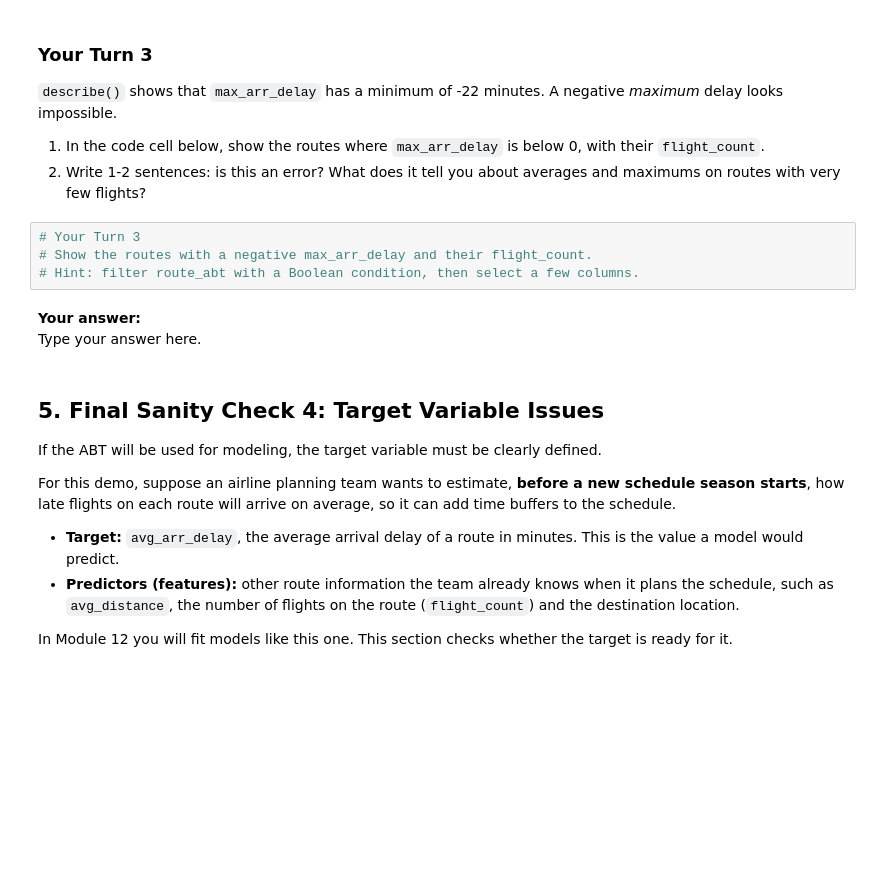
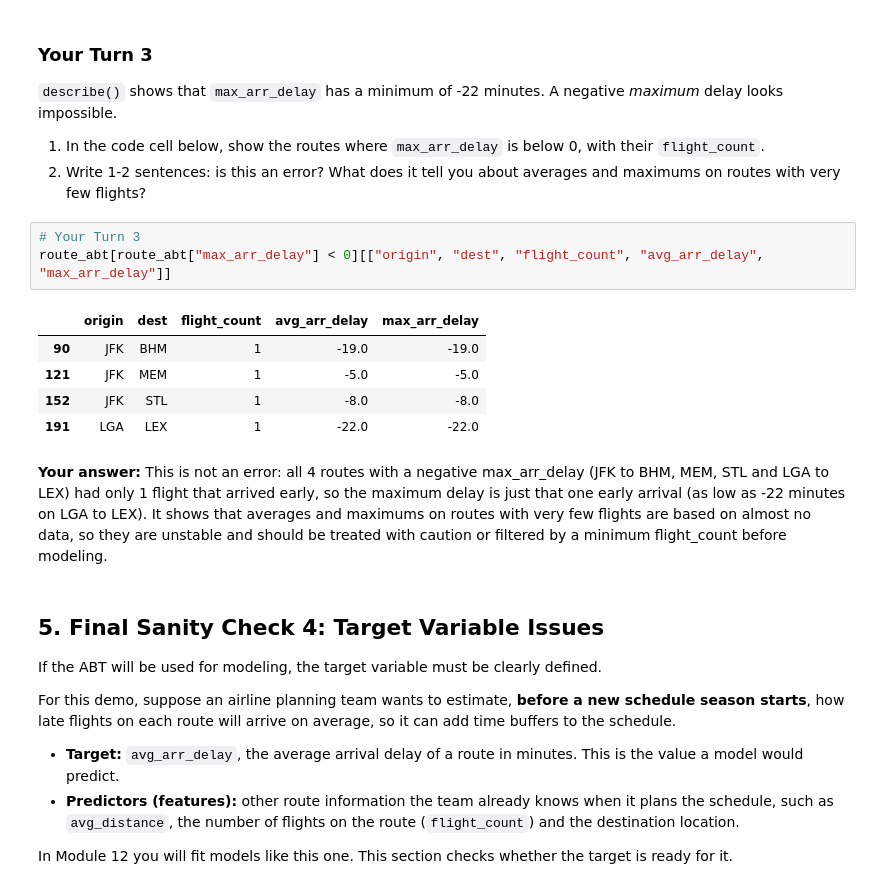
Before and after one commit to patriciaison/ban6003-week-11-mariapatriciaison, a Jupyter notebook: notebooks/module11_abt_documentation_guided_lab.ipynb, the cells around one changed output. Drawn from its saved outputs; the diff is of its cells as text; blank space fills up the shorter version.

```diff
--- a/notebooks/module11_abt_documentation_guided_lab.ipynb
+++ b/notebooks/module11_abt_documentation_guided_lab.ipynb
@@ -242,11 +323,16 @@ Extreme values do not automatically mean errors. They may be real business signa
 2. Write 1-2 sentences: is this an error? What does it tell you about averages and maximums on routes with very few flights?
 # %%
 # Your Turn 3
-# Show the routes with a negative max_arr_delay and their flight_count.
-# Hint: filter route_abt with a Boolean condition, then select a few columns.
+route_abt[route_abt["max_arr_delay"] < 0][["origin", "dest", "flight_count", "avg_arr_delay", "max_arr_delay"]]
+# %% [output]
+|  | origin | dest | flight_count | avg_arr_delay | max_arr_delay |
+| 90 | JFK | BHM | 1 | -19.0 | -19.0 |
+| 121 | JFK | MEM | 1 | -5.0 | -5.0 |
+| 152 | JFK | STL | 1 | -8.0 | -8.0 |
+| 191 | LGA | LEX | 1 | -22.0 | -22.0 |
 # %% [markdown]
 **Your answer:**
-Type your answer here.
+This is not an error: all 4 routes with a negative max_arr_delay (JFK to BHM, MEM, STL and LGA to LEX) had only 1 flight that arrived early, so the maximum delay is just that one early arrival (as low as -22 minutes on LGA to LEX). It shows that averages and maximums on routes with very few flights are based on almost no data, so they are unstable and should be treated with caution or filtered by a minimum flight_count before modeling.
 # %% [markdown]
 ## 5. Final Sanity Check 4: Target Variable Issues
 
```
Also changed, not shown: parts of 30 cells of this notebook, 3 other files.
